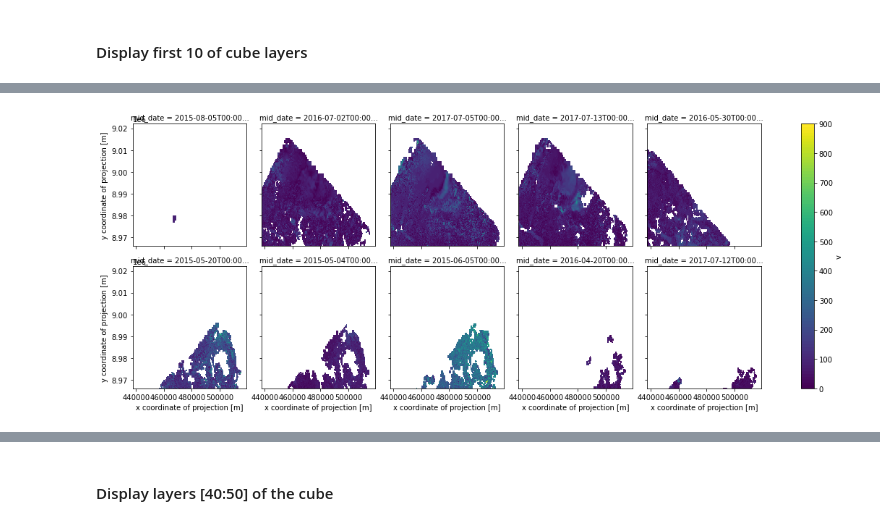
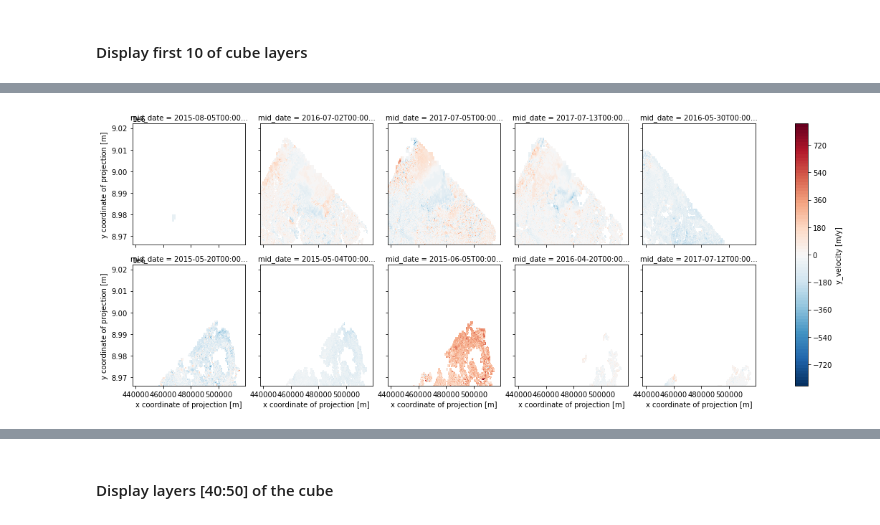
Before and after one commit to nasa-jpl/its_live, a Jupyter notebook: src/notebooks/itscube.ipynb, the cells around one changed output, grey strips where cells are left out. Cells and saved outputs as stored; diff of their text form; code cells hidden in the pictures.

Commit message:
Use latest ITSCube interface

```diff
--- a/src/notebooks/itscube.ipynb
+++ b/src/notebooks/itscube.ipynb
@@ -230,0 +205,12 @@ Skipped granules:
+# %%
+import os
+import shutil
+
+local_cube = ITSCube(polygon, projection)
+local_no_api_store = 'cube.zarr'
+
+# Remove Zarr store if it exists already
+if os.path.exists(local_no_api_store):
+    shutil.rmtree(local_no_api_store)
+
+found_urls = local_cube.create_from_local_no_api(local_no_api_store)
@@ -230,0 +229,5 @@ Skipped granules:
+# %%
+import xarray as xr
+
+back_zarr = xr.open_zarr(local_no_api_store)
+back_zarr
@@ -260,4 +306,4 @@ Skipped granules:
 # %%
-cube.plot('v', (0, 10))
+cube.plot(back_zarr, 'vy', (0, 10))
 # %% [output]
-[figure, old version]
+[figure, new version]
```
Also changed, not shown: parts of 29 cells of this notebook.
